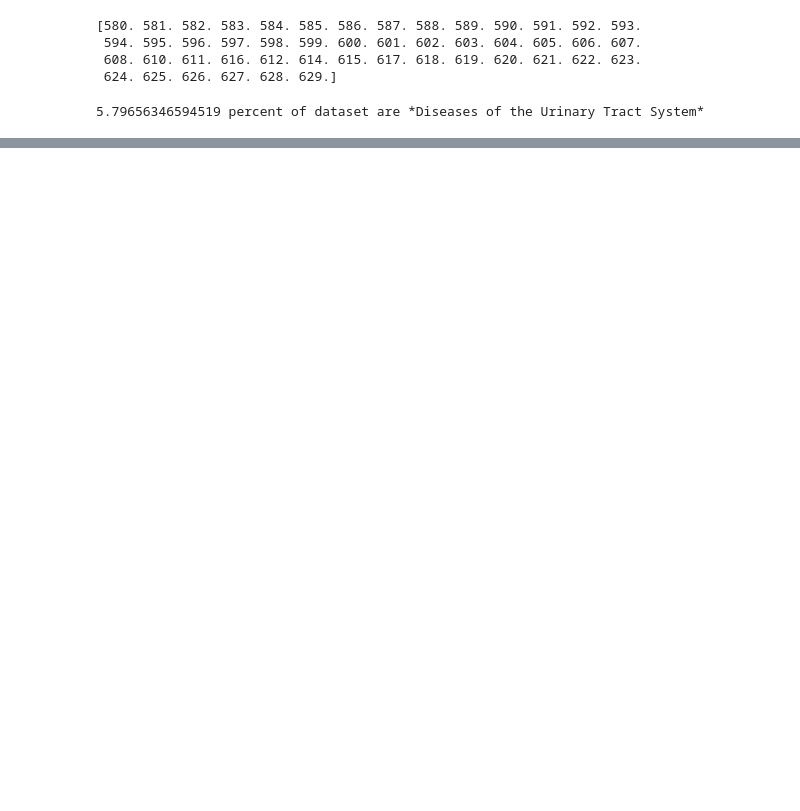
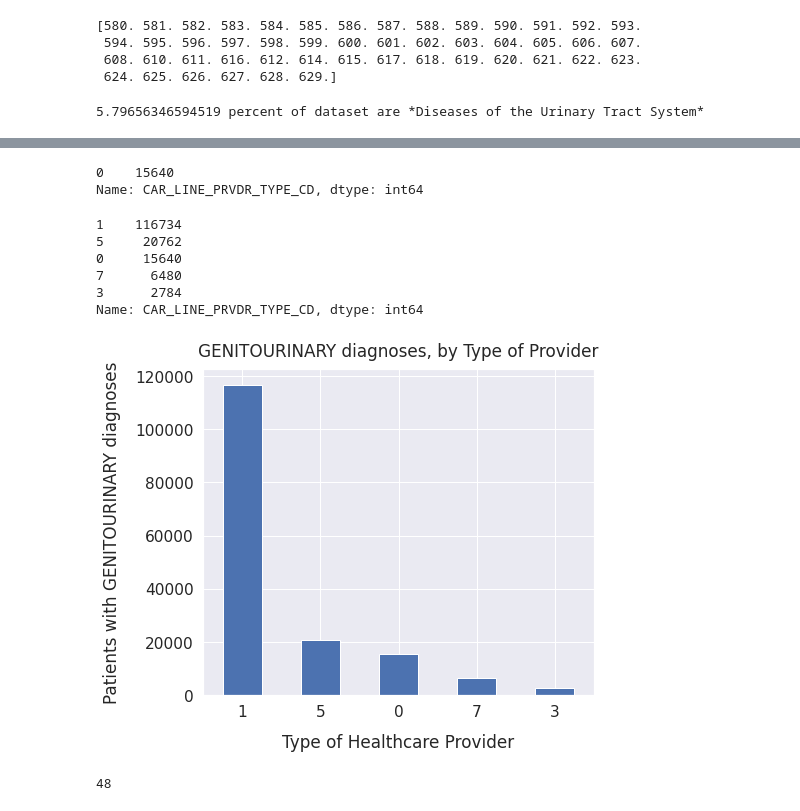
Before and after one commit to xthomas/dataviz, a Jupyter notebook: uti-claims/Beneficiary Summary Discovery.ipynb, the cells around one changed output, grey strips where cells are left out. Saved outputs shown, nothing was run; the diff lists cells and outputs as text; code cells hidden in the pictures; blank space fills up the shorter version.

```diff
--- a/uti-claims/Beneficiary Summary Discovery.ipynb
+++ b/uti-claims/Beneficiary Summary Discovery.ipynb
@@ -183,0 +191,26 @@ print ("{} percent of dataset are *Diseases of the Urinary Tract System* ".forma
+# %%
+small_clinic.CAR_LINE_PRVDR_TYPE_CD.value_counts()
+# %% [output]
+0    15640
+Name: CAR_LINE_PRVDR_TYPE_CD, dtype: int64
+# %%
+uticodes.CAR_LINE_PRVDR_TYPE_CD.value_counts()
+# %% [output]
+1    116734
+5     20762
+0     15640
+7      6480
+3      2784
+Name: CAR_LINE_PRVDR_TYPE_CD, dtype: int64
+# %%
+sns.set(font_scale=1.4)
+uticodes.CAR_LINE_PRVDR_TYPE_CD.value_counts().plot(kind='bar', figsize=(7, 6), rot=0);
+plt.xlabel("Type of Healthcare Provider", labelpad=14)
+plt.ylabel("Patients with GENITOURINARY diagnoses", labelpad=14)
+plt.title("GENITOURINARY diagnoses, by Type of Provider", y=1.02);
+# %% [output]
+[figure, added]
+# %%
+uticodes.CAR_LINE_ICD9_DGNS_CD.nunique()
+# %% [output]
+48
```
Also changed, not shown: parts of 5 cells of this notebook, 1 other file.
